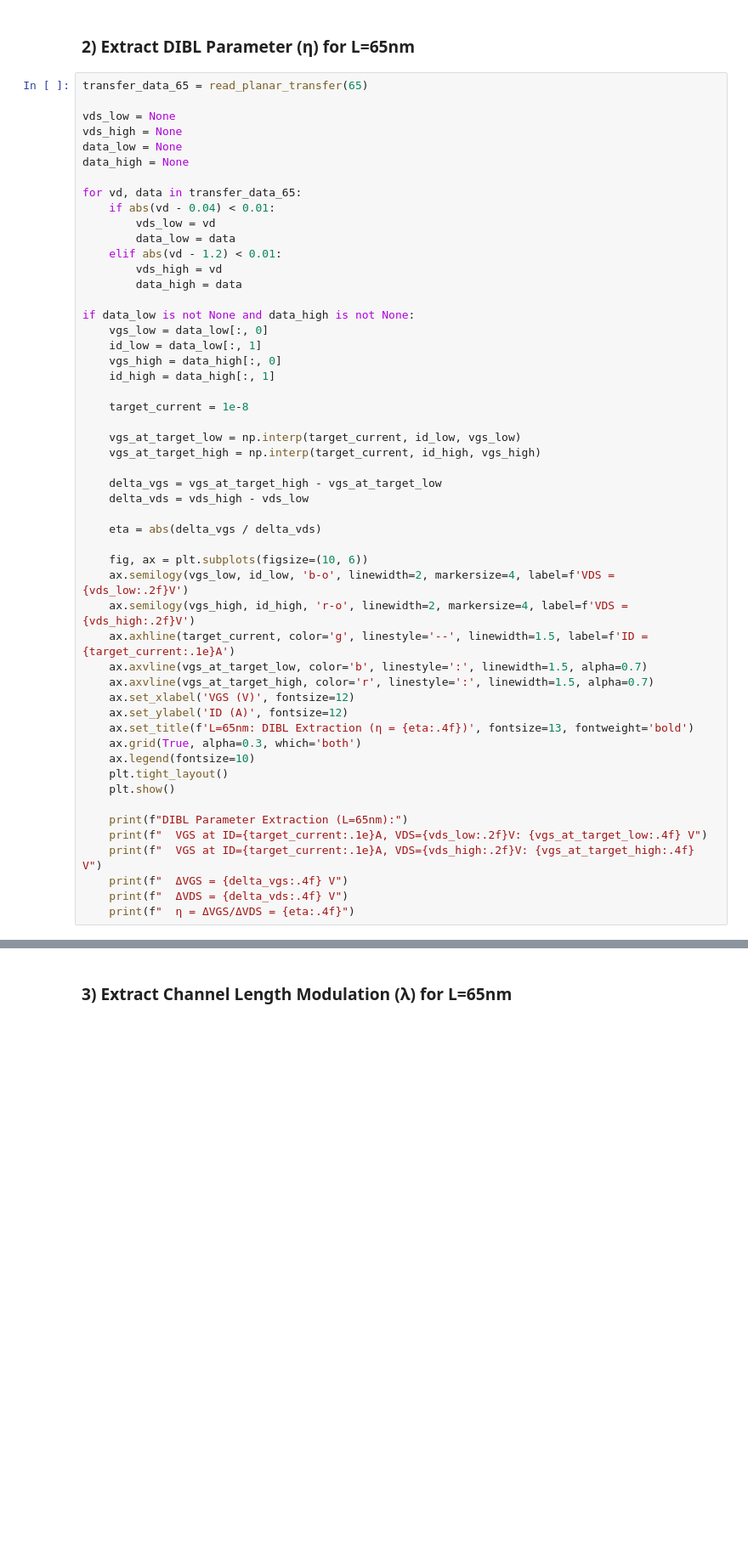
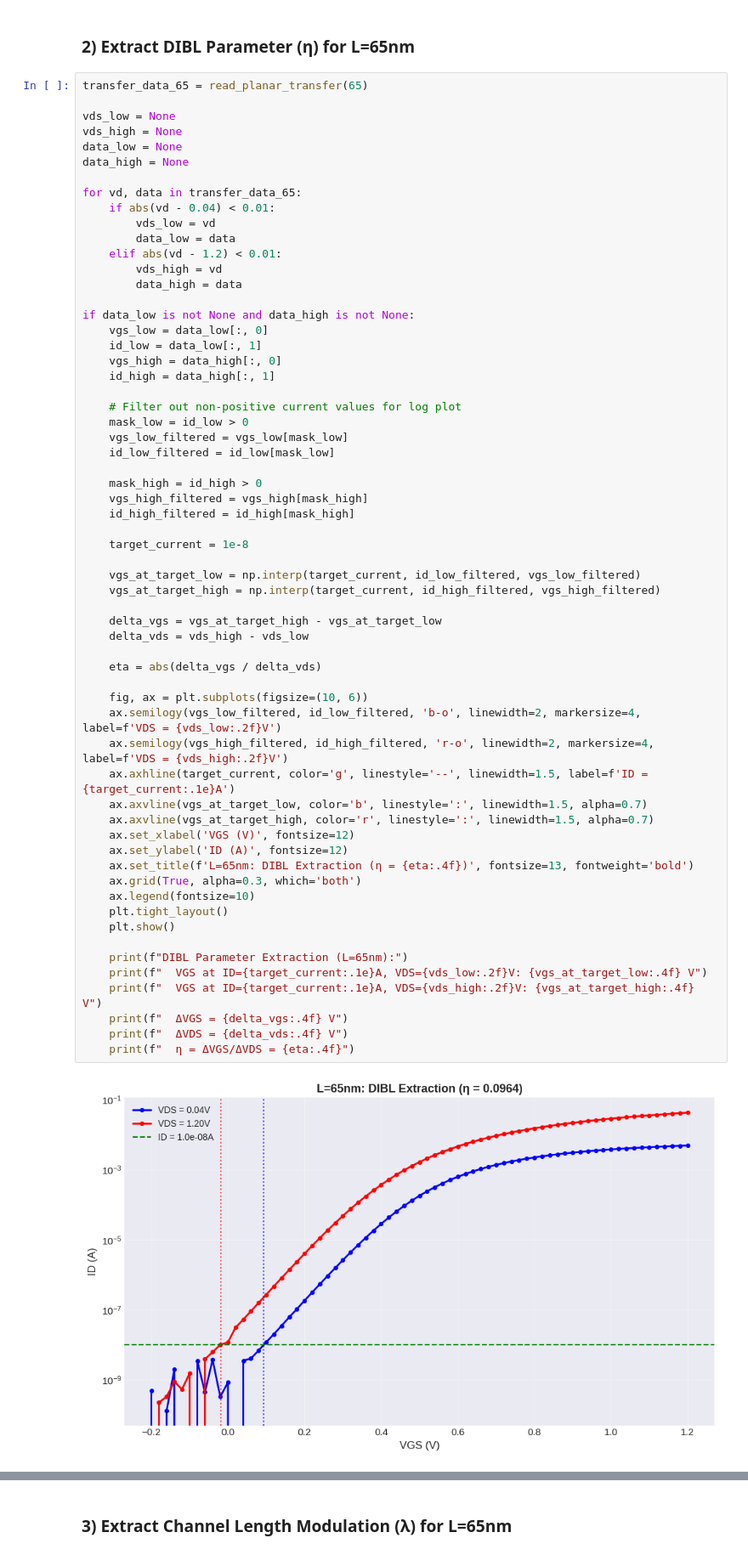
Before and after one commit to matsu641/Lab-3-MOSFETs-and-BJTs, a Jupyter notebook: Lab3_Analysis.ipynb, the cells around one changed output, grey strips where cells are left out. Shown at 85% size. Cells and saved outputs as stored; diff of their text form; blank space fills up the shorter version.

```diff
--- a/Lab3_Analysis.ipynb
+++ b/Lab3_Analysis.ipynb
@@ -904,34 +932,45 @@ if data_low is not None and data_high is not None:
     id_low = data_low[:, 1]
     vgs_high = data_high[:, 0]
     id_high = data_high[:, 1]
 
+    # Filter out non-positive current values for log plot
+    mask_low = id_low > 0
+    vgs_low_filtered = vgs_low[mask_low]
+    id_low_filtered = id_low[mask_low]
+
+    mask_high = id_high > 0
+    vgs_high_filtered = vgs_high[mask_high]
+    id_high_filtered = id_high[mask_high]
+
     target_current = 1e-8
 
-    vgs_at_target_low = np.interp(target_current, id_low, vgs_low)
-    vgs_at_target_high = np.interp(target_current, id_high, vgs_high)
+    vgs_at_target_low = np.interp(target_current, id_low_filtered, vgs_low_filtered)
+    vgs_at_target_high = np.interp(target_current, id_high_filtered, vgs_high_filtered)
 
     delta_vgs = vgs_at_target_high - vgs_at_target_low
     delta_vds = vds_high - vds_low
 
     eta = abs(delta_vgs / delta_vds)
 
     fig, ax = plt.subplots(figsize=(10, 6))
-    ax.semilogy(vgs_low, id_low, 'b-o', linewidth=2, markersize=4, label=f'VDS = {vds_low:.2f}V')
-    ax.semilogy(vgs_high, id_high, 'r-o', linewidth=2, markersize=4, label=f'VDS = {vds_high:.2f}V')
+    ax.semilogy(vgs_low_filtered, id_low_filtered, 'b-o', linewidth=2, markersize=4, label=f'VDS = {vds_low:.2f}V')
+    ax.semilogy(vgs_high_filtered, id_high_filtered, 'r-o', linewidth=2, markersize=4, label=f'VDS = {vds_high:.2f}V')
     ax.axhline(target_current, color='g', linestyle='--', linewidth=1.5, label=f'ID = {target_current:.1e}A')
     ax.axvline(vgs_at_target_low, color='b', linestyle=':', linewidth=1.5, alpha=0.7)
     ax.axvline(vgs_at_target_high, color='r', linestyle=':', linewidth=1.5, alpha=0.7)
     ax.set_xlabel('VGS (V)', fontsize=12)
     ax.set_ylabel('ID (A)', fontsize=12)
     ax.set_title(f'L=65nm: DIBL Extraction (η = {eta:.4f})', fontsize=13, fontweight='bold')
     ax.grid(True, alpha=0.3, which='both')
     ax.legend(fontsize=10)
     plt.tight_layout()
     plt.show()
 
     print(f"DIBL Parameter Extraction (L=65nm):")
     print(f"  VGS at ID={target_current:.1e}A, VDS={vds_low:.2f}V: {vgs_at_target_low:.4f} V")
     print(f"  VGS at ID={target_current:.1e}A, VDS={vds_high:.2f}V: {vgs_at_target_high:.4f} V")
     print(f"  ΔVGS = {delta_vgs:.4f} V")
     print(f"  ΔVDS = {delta_vds:.4f} V")
     print(f"  η = ΔVGS/ΔVDS = {eta:.4f}")
+# %% [output]
+[figure, added]
```
Also changed, not shown: parts of 15 cells of this notebook.
